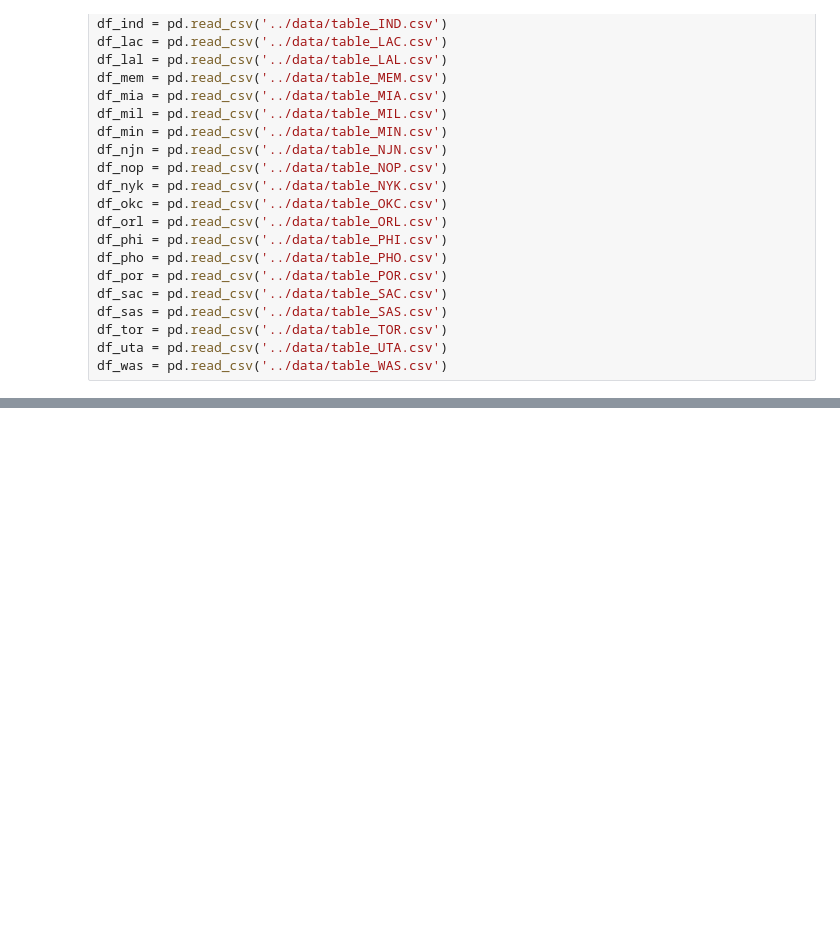
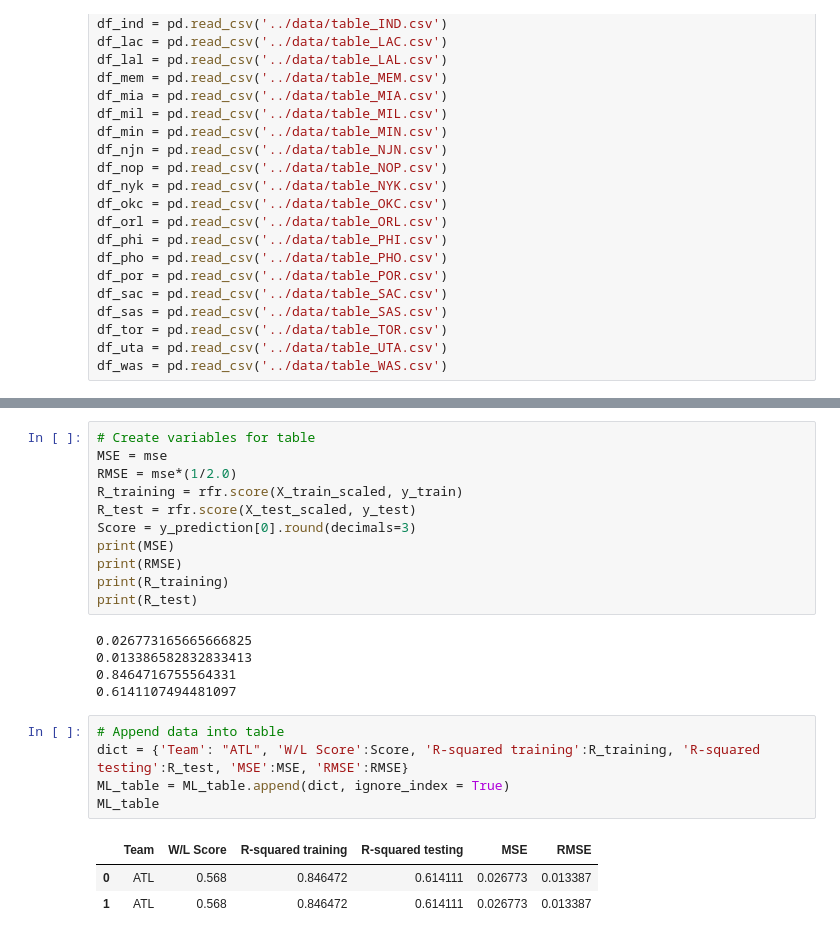
Before and after one commit to almulldreyer/machine-learning-project-4, a Jupyter notebook: main/Random_forest.ipynb, the cells around one changed output, grey strips where cells are left out. Cells and saved outputs as stored; diff of their text form; blank space fills up the shorter version.

```diff
--- a/main/Random_forest.ipynb
+++ b/main/Random_forest.ipynb
@@ -99,0 +127,25 @@ RMSE:  0.011787856403363738
+# %%
+# Create variables for table
+MSE = mse
+RMSE = mse*(1/2.0)
+R_training = rfr.score(X_train_scaled, y_train)
+R_test = rfr.score(X_test_scaled, y_test)
+Score = y_prediction[0].round(decimals=3)
+print(MSE)
+print(RMSE)
+print(R_training)
+print(R_test)
+# %% [output]
+0.026773165665666825
+0.013386582832833413
+0.8464716755564331
+0.6141107494481097
+# %%
+# Append data into table
+dict = {'Team': "ATL", 'W/L Score':Score, 'R-squared training':R_training, 'R-squared testing':R_test, 'MSE':MSE, 'RMSE':RMSE}
+ML_table = ML_table.append(dict, ignore_index = True)
+ML_table
+# %% [output]
+|  | Team | W/L Score | R-squared training | R-squared testing | MSE | RMSE |
+| 0 | ATL | 0.568 | 0.846472 | 0.614111 | 0.026773 | 0.013387 |
+| 1 | ATL | 0.568 | 0.846472 | 0.614111 | 0.026773 | 0.013387 |
```
Also changed, not shown: parts of 11 cells of this notebook, 33 other files.
